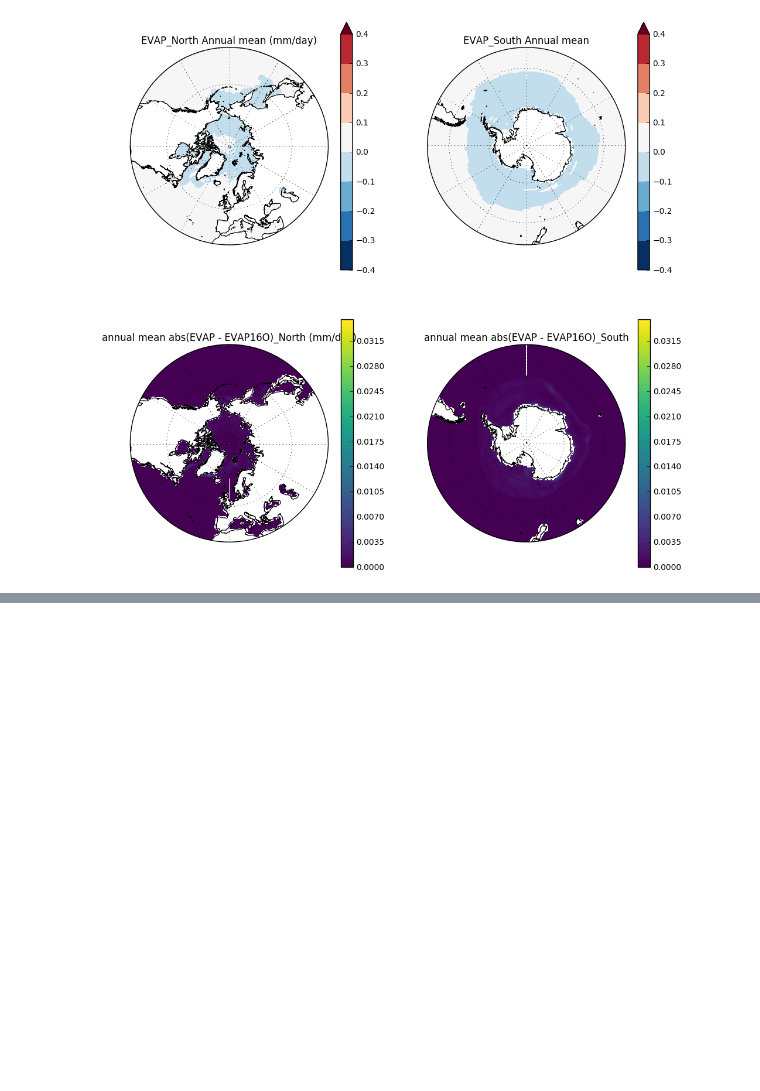
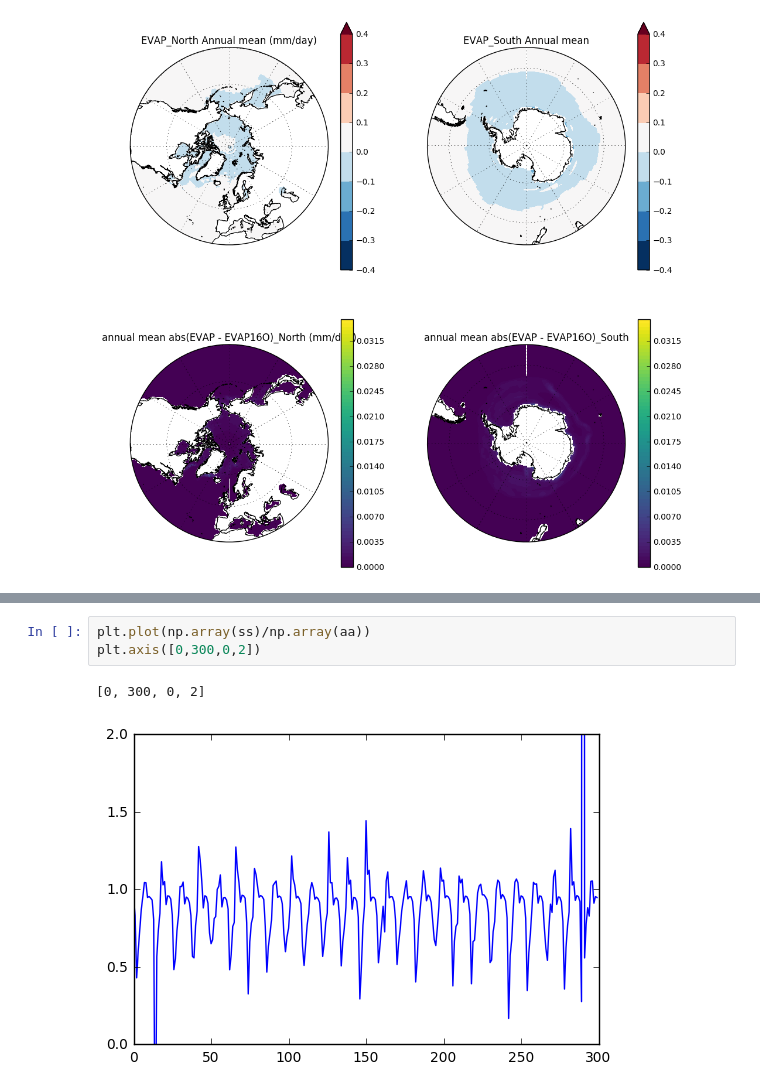
Before and after one commit to Yefee/ice_diag_cesm, a Jupyter notebook: isotope in ice at PI.ipynb, the cells around one changed output, grey strips where cells are left out. Saved outputs shown, nothing was run; the diff lists cells and outputs as text; blank space fills up the shorter version.

```diff
--- a/isotope in ice at PI.ipynb
+++ b/isotope in ice at PI.ipynb
@@ -237,0 +323,6 @@ print np.nansum(evapsum) /np.nansum(evap16sum)
+# %%
+plt.plot(np.array(ss)/np.array(aa))
+plt.axis([0,300,0,2])
+# %% [output]
+[0, 300, 0, 2]
+[figure, added]
```
Also changed, not shown: parts of 4 cells of this notebook.
